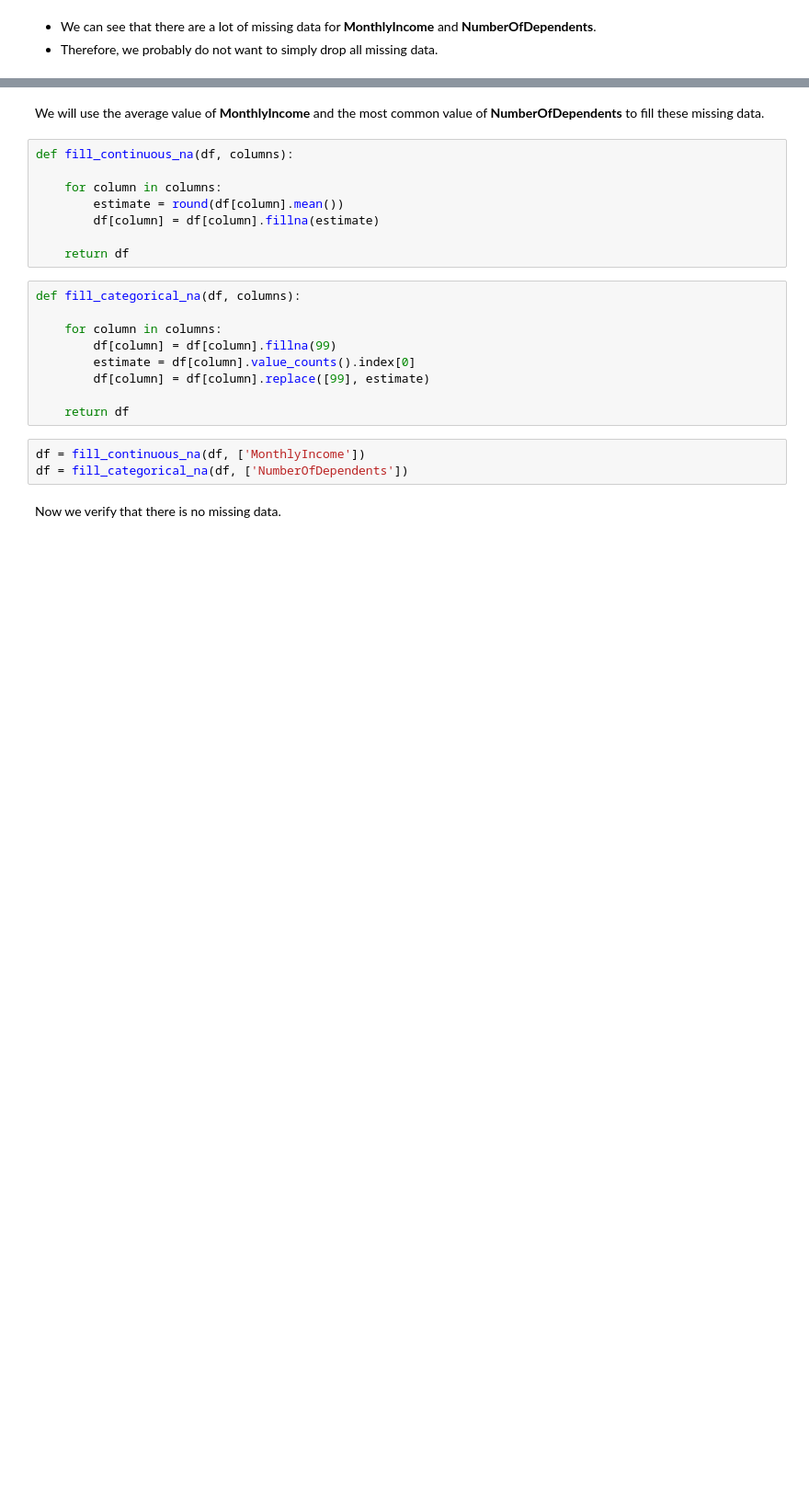
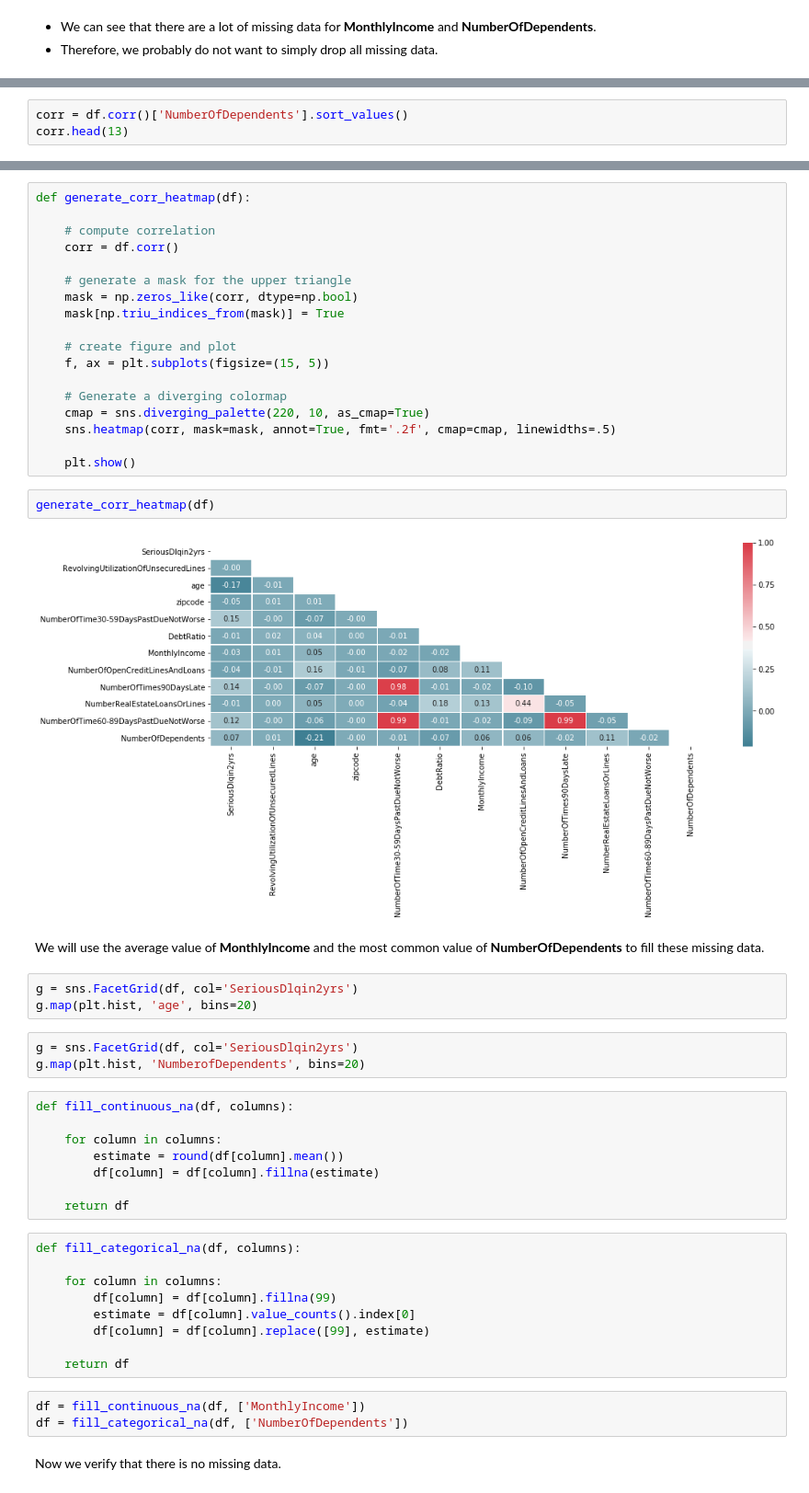
Before and after one commit to capp-machine-learning/ML-pipeline, a Jupyter notebook: ML_pipeline.ipynb, the cells around one changed output, grey strips where cells are left out. Shown at 92% size. Drawn from its saved outputs; the diff is of its cells as text; blank space fills up the shorter version.

```diff
--- a/ML_pipeline.ipynb
+++ b/ML_pipeline.ipynb
@@ -72,2 +122,5 @@ NumberOfTime60-89DaysPastDueNotWorse      int64
 NumberOfDependents                      float64
 dtype: object
+# %%
+corr = df.corr()['NumberOfDependents'].sort_values()
+corr.head(13)
@@ -74,5 +141,33 @@ dtype: object
+# %%
+def generate_corr_heatmap(df):
+
+    # compute correlation
+    corr = df.corr()
+
+    # generate a mask for the upper triangle
+    mask = np.zeros_like(corr, dtype=np.bool)
+    mask[np.triu_indices_from(mask)] = True
+
+    # create figure and plot
+    f, ax = plt.subplots(figsize=(15, 5))
+
+    # Generate a diverging colormap
+    cmap = sns.diverging_palette(220, 10, as_cmap=True)
+    sns.heatmap(corr, mask=mask, annot=True, fmt='.2f', cmap=cmap, linewidths=.5)
+
+    plt.show()
+# %%
+generate_corr_heatmap(df)
+# %% [output]
+[figure, added]
 # %% [markdown]
 We will use the average value of __MonthlyIncome__ and the most common value of __NumberOfDependents__ to fill these missing data.
+# %%
+g = sns.FacetGrid(df, col='SeriousDlqin2yrs')
+g.map(plt.hist, 'age', bins=20)
+# %%
+g = sns.FacetGrid(df, col='SeriousDlqin2yrs')
+g.map(plt.hist, 'NumberofDependents', bins=20)
 # %%
 def fill_continuous_na(df, columns):
 
```
Also changed, not shown: parts of 25 cells of this notebook.
